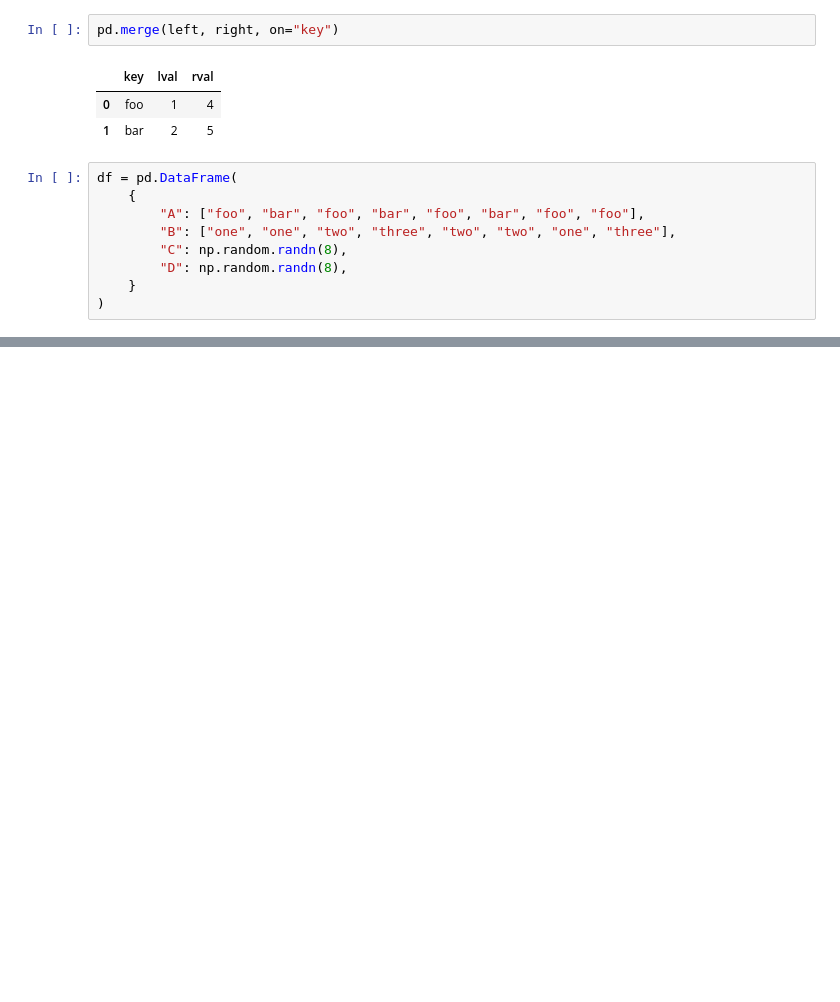
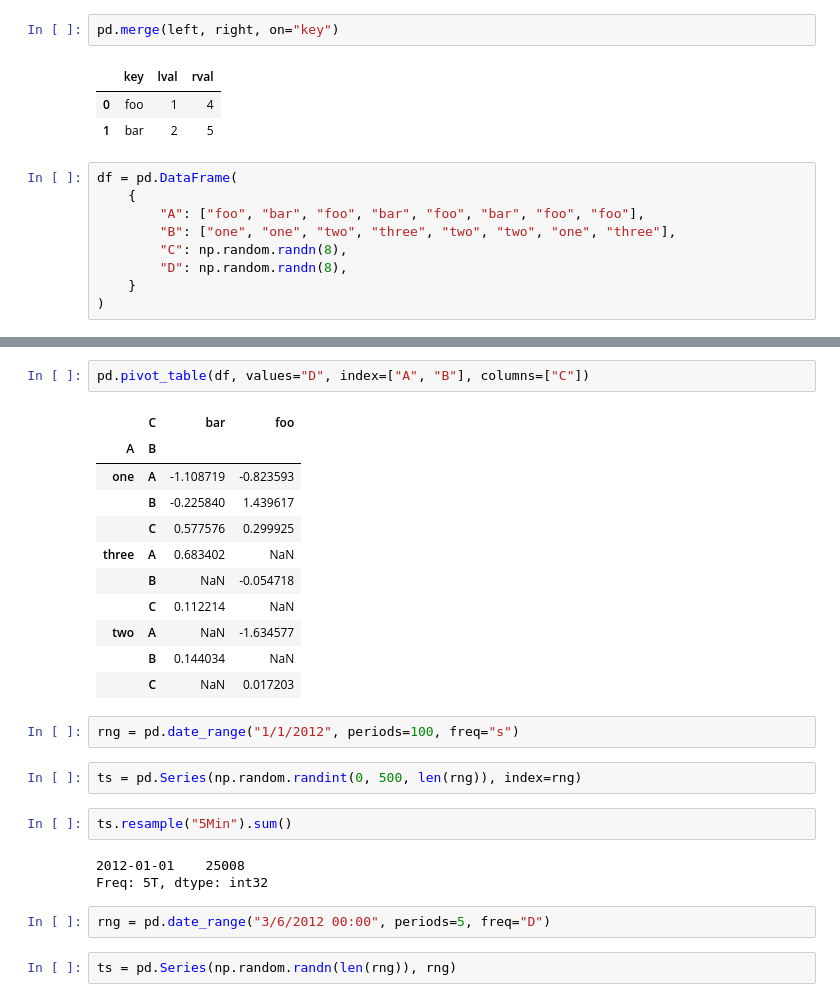
Before and after one commit to namsuhyeong/pandas, a Jupyter notebook: 10_minutes_to_pandas.ipynb, the cells around one changed output, grey strips where cells are left out. Cells and saved outputs as stored; diff of their text form; blank space fills up the shorter version.

```diff
--- a/10_minutes_to_pandas.ipynb
+++ b/10_minutes_to_pandas.ipynb
@@ -593,0 +677,27 @@ df.groupby(["A", "B"]).sum()
+# %%
+pd.pivot_table(df, values="D", index=["A", "B"], columns=["C"])
+# %% [output]
+|  | C | bar | foo |
+| A | B |  |  |
+| one | A | -1.108719 | -0.823593 |
+|  | B | -0.225840 | 1.439617 |
+|  | C | 0.577576 | 0.299925 |
+| three | A | 0.683402 | NaN |
+|  | B | NaN | -0.054718 |
+|  | C | 0.112214 | NaN |
+| two | A | NaN | -1.634577 |
+|  | B | 0.144034 | NaN |
+|  | C | NaN | 0.017203 |
+# %%
+rng = pd.date_range("1/1/2012", periods=100, freq="s")
+# %%
+ts = pd.Series(np.random.randint(0, 500, len(rng)), index=rng)
+# %%
+ts.resample("5Min").sum()
+# %% [output]
+2012-01-01    25008
+Freq: 5T, dtype: int32
+# %%
+rng = pd.date_range("3/6/2012 00:00", periods=5, freq="D")
+# %%
+ts = pd.Series(np.random.randn(len(rng)), rng)
```
Also changed, not shown: parts of 61 cells of this notebook.
